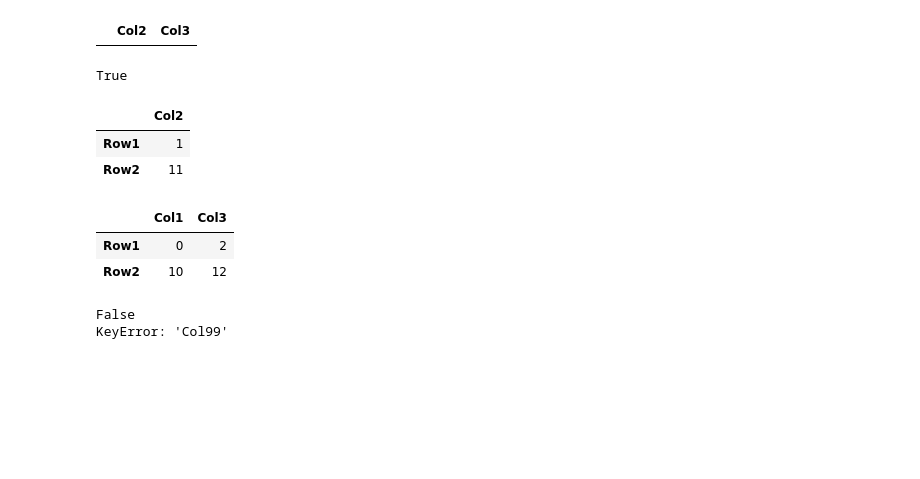
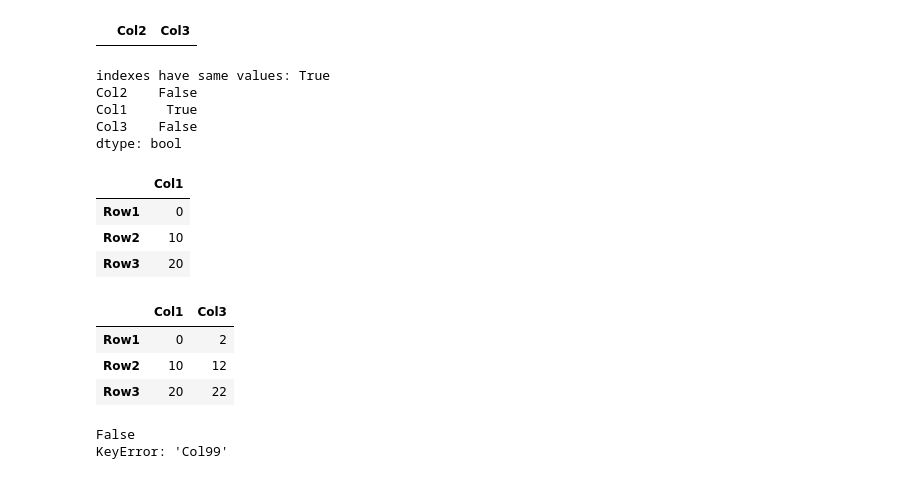
Before and after one commit to sdiehl28/Scikit-Learn-Workflow, a Jupyter notebook: python/Pandas01.ipynb, the cells around one changed output. Saved outputs shown, nothing was run; the diff lists cells and outputs as text; code cells hidden in the pictures; blank space fills up the shorter version.

Commit message:
improve pandas 01 & 02

```diff
--- a/python/Pandas01.ipynb
+++ b/python/Pandas01.ipynb
@@ -346,21 +378,35 @@ df.loc['Row2':'Row1', 'Col2':]
 |  | Col2 | Col3 |
 # %%
 # 9. boolean series with matching index values that match df.columns
-col_series = pd.Series([False, True, False], index=['Col1', 'Col2', 'Col3'])
-print(df.columns.equals(col_series.index))
-df.loc[:'Row2',col_series]
+# Pandas will align the column index
+idx = ['Col2', 'Col1', 'Col3']
+
+# show that the indexes contain the same values
+print(f'indexes have same values: {set(idx) == set(df.columns)}')
+
+data = [False, True, False]
+col_series = pd.Series(data=data, index=idx)
+print(col_series)
+df.loc[:,col_series]
 # %% [output]
-True
+indexes have same values: True
+Col2    False
+Col1     True
+Col3    False
+dtype: bool
-|  | Col2 |
-| Row1 | 1 |
-| Row2 | 11 |
+|  | Col1 |
+| Row1 | 0 |
+| Row2 | 10 |
+| Row3 | 20 |
 # %%
 # 10. list of boolean values
-df.loc[:'Row2', [True, False, True]]
+# there are no indexes to align
+df.loc[:, [True, False, True]]
 # %% [output]
 |  | Col1 | Col3 |
 | Row1 | 0 | 2 |
 | Row2 | 10 | 12 |
+| Row3 | 20 | 22 |
 # %%
 # it is a KeyError if the label is not in the column index
 print('Col99' in df.columns)
```
Also changed, not shown: parts of 80 cells of this notebook, 4 other files.
